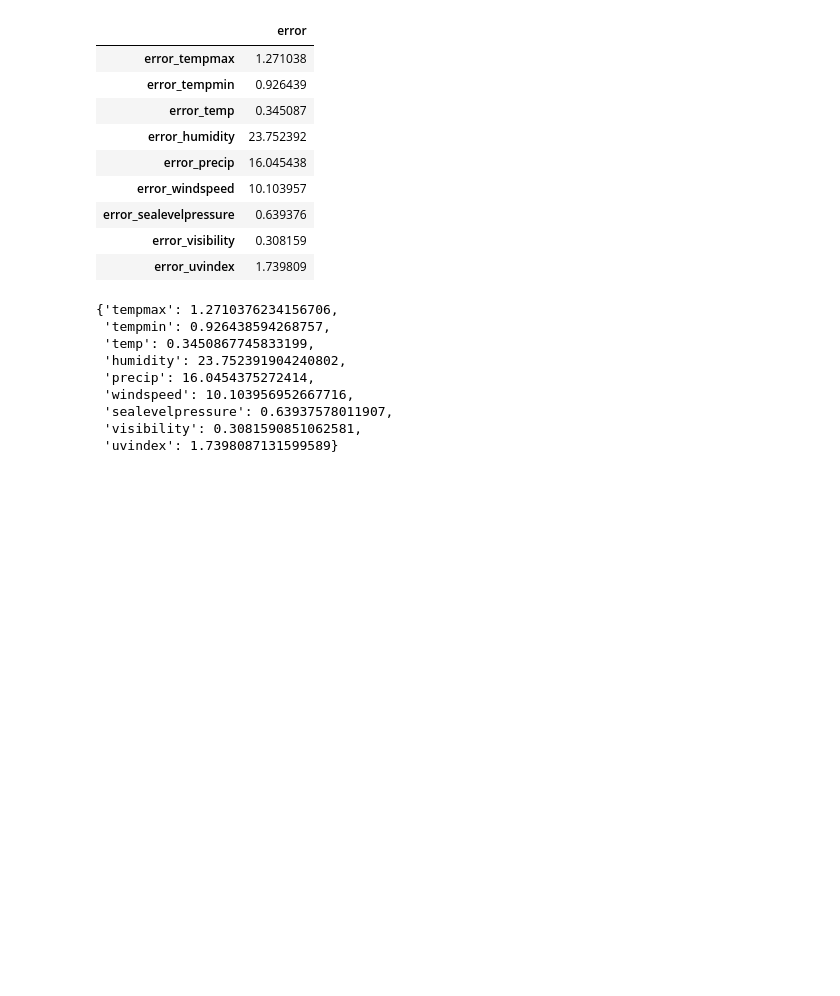
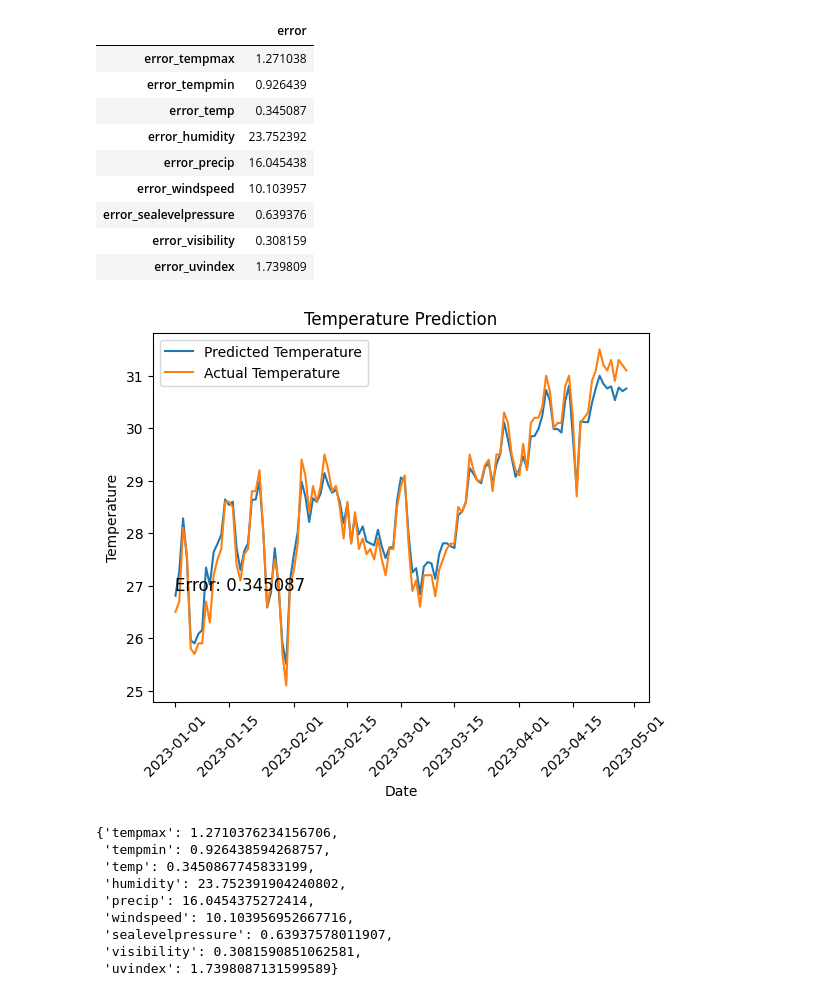
Before and after one commit to WhiteBeyond/AI, a Jupyter notebook: new_weather.ipynb, the cells around one changed output. Cells and saved outputs as stored; diff of their text form; code cells hidden in the pictures; blank space fills up the shorter version.

```diff
--- a/new_weather.ipynb
+++ b/new_weather.ipynb
@@ -150,6 +156,40 @@ error_df
 | error_sealevelpressure | 0.639376 |
 | error_visibility | 0.308159 |
 | error_uvindex | 1.739809 |
+# %%
+import matplotlib.pyplot as plt
+
+
+dates = results_df.index
+actual_temp = results_df['actual_temp']
+pred_temp = results_df['pred_temp']
+
+# Create a figure and axes for the chart
+fig, ax = plt.subplots()
+
+# Plot the predicted and actual temperature values
+ax.plot(dates, pred_temp, label='Predicted Temperature')
+ax.plot(dates, actual_temp, label='Actual Temperature')
+
+# Add the error field
+error_value = 0.345087
+ax.text(dates[0], actual_temp.iloc[0] + error_value, f'Error: {error_value}', fontsize=12, ha='left', va='bottom')
+
+# Set the chart title and labels
+ax.set_title('Temperature Prediction')
+ax.set_xlabel('Date')
+ax.set_ylabel('Temperature')
+
+# Add a legend to the chart
+ax.legend()
+
+# Rotate the x-axis labels for better readability (optional)
+plt.xticks(rotation=45)
+
+# Display the chart
+plt.show()
+# %% [output]
+[figure, added]
 # %%
 errors = {}
 
```
Also changed, not shown: parts of 7 cells of this notebook.
